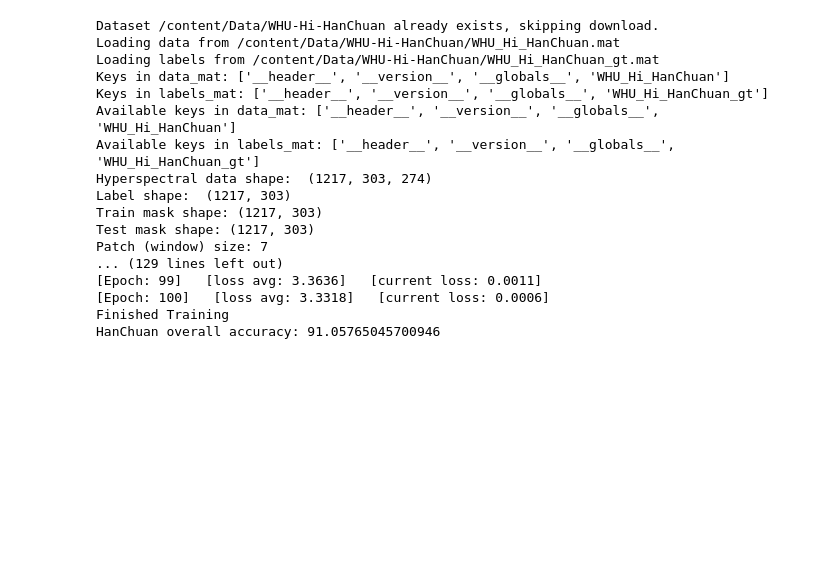
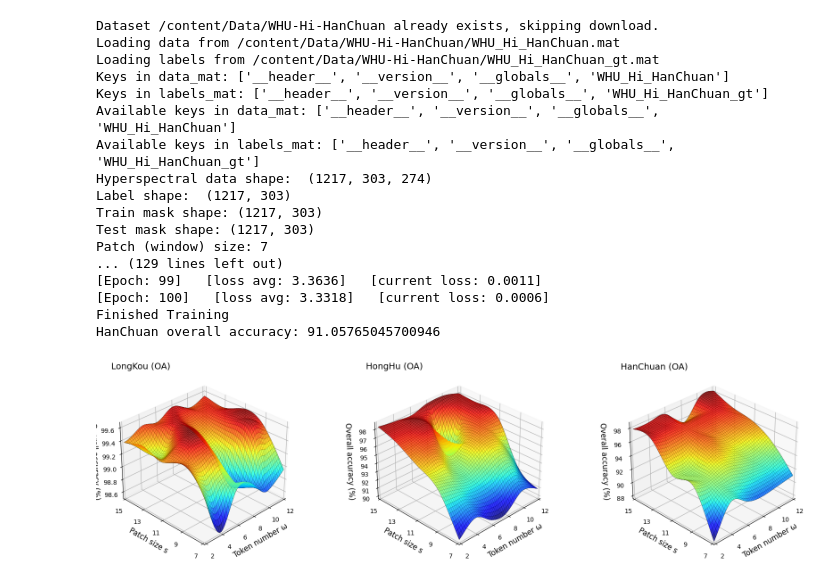
Before and after one commit to HamzaElshafie/CNNs-SST-for-Precise-Crop-Classification-from-UAV-borne-HSI, a Jupyter notebook: SSFTT/Train_SSFTT_Model.ipynb, the cells around one changed output. Cells and saved outputs as stored; diff of their text form; code cells hidden in the pictures; blank space fills up the shorter version.

Commit message:
Added 3D plots

```diff
--- a/SSFTT/Train_SSFTT_Model.ipynb
+++ b/SSFTT/Train_SSFTT_Model.ipynb
@@ -428,3 +428,89 @@ Patch (window) size: 7
 [Epoch: 100]   [loss avg: 3.3318]   [current loss: 0.0006]
 Finished Training
 HanChuan overall accuracy: 91.05765045700946
+# %%
+import pandas as pd
+import matplotlib.pyplot as plt
+from mpl_toolkits.mplot3d import Axes3D
+import numpy as np
+from matplotlib import cm
+from scipy.interpolate import griddata
+
+# Load the provided Excel file to analyze the data
+file_path = '/content/SSFTT300FigValues.xlsx'
+data = pd.read_excel(file_path)
+
+# Drop the first row and rename the columns
+data = data.drop([0, 1])
+data.columns = ['Index', 'Training Samples', 'Patch Sizes', 'Number of Tokens', 'LongKou (OA)', 'HongHu (OA)', 'HanChuan (OA)']
+
+# Convert the necessary columns to numeric values
+data['Patch Sizes'] = data['Patch Sizes'].apply(lambda x: int(x.split('x')[0]))
+data['Number of Tokens'] = data['Number of Tokens'].astype(int)
+data['LongKou (OA)'] = data['LongKou (OA)'].astype(float)
+data['HongHu (OA)'] = data['HongHu (OA)'].astype(float)
+data['HanChuan (OA)'] = data['HanChuan (OA)'].astype(float)
+
+# Extract unique values for patch sizes and number of tokens
+patch_sizes = sorted(data['Patch Sizes'].unique(), reverse=True)
+token_numbers = sorted(data['Number of Tokens'].unique(), reverse=True)
+
+# Create finer meshgrid
+patch_sizes_fine = np.linspace(min(patch_sizes), max(patch_sizes), 100)
+token_numbers_fine = np.linspace(min(token_numbers), max(token_numbers), 100)
+patch_sizes_grid_fine, token_numbers_grid_fine = np.meshgrid(patch_sizes_fine, token_numbers_fine)
+
+# Interpolate data to finer grid
+longkou_oa_grid_fine = griddata((data['Patch Sizes'], data['Number of Tokens']), data['LongKou (OA)'], (patch_sizes_grid_fine, token_numbers_grid_fine), method='cubic')
+honghu_oa_grid_fine = griddata((data['Patch Sizes'], data['Number of Tokens']), data['HongHu (OA)'], (patch_sizes_grid_fine, token_numbers_grid_fine), method='cubic')
+hanchuan_oa_grid_fine = griddata((data['Patch Sizes'], data['Number of Tokens']), data['HanChuan (OA)'], (patch_sizes_grid_fine, token_numbers_grid_fine), method='cubic')
+
+# Plotting
+fig = plt.figure(figsize=(20, 8), facecolor='white')
+
+# LongKou (OA)
+ax1 = fig.add_subplot(131, projection='3d', facecolor='white')
+ax1.plot_wireframe(token_numbers_grid_fine, patch_sizes_grid_fine, longkou_oa_grid_fine, color='black', linewidth=0.5)
+ax1.plot_surface(token_numbers_grid_fine, patch_sizes_grid_fine, longkou_oa_grid_fine, cmap=cm.jet, edgecolor='none', alpha=0.8)
+ax1.set_title('LongKou (OA)', loc='left', fontsize=14)
+ax1.set_xlabel('Token number ω', fontsize=12)
+ax1.set_ylabel('Patch size s', fontsize=12)
+ax1.set_zlabel('Overall accuracy (%)', fontsize=12)
+ax1.set_xticks(token_numbers)
+ax1.set_yticks(patch_sizes)
+ax1.set_xlim(max(token_numbers), min(token_numbers))
+ax1.set_ylim(15, 7)
+ax1.view_init(elev=30, azim=45)  # Adjust the view angle
+
+# HongHu (OA)
+ax2 = fig.add_subplot(132, projection='3d', facecolor='white')
+ax2.plot_wireframe(token_numbers_grid_fine, patch_sizes_grid_fine, honghu_oa_grid_fine, color='black', linewidth=0.5)
+ax2.plot_surface(token_numbers_grid_fine, patch_sizes_grid_fine, honghu_oa_grid_fine, cmap=cm.jet, edgecolor='none', alpha=0.8)
+ax2.set_title('HongHu (OA)', loc='left', fontsize=14)
+ax2.set_xlabel('Token number ω', fontsize=12)
+ax2.set_ylabel('Patch size s', fontsize=12)
+ax2.set_zlabel('Overall accuracy (%)', fontsize=12)
+ax2.set_xticks(token_numbers)
+ax2.set_yticks(patch_sizes)
+ax2.set_xlim(max(token_numbers), min(token_numbers))
+ax2.set_ylim(15, 7)
+ax2.view_init(elev=30, azim=45)  # Adjust the view angle
+
+# HanChuan (OA)
+ax3 = fig.add_subplot(133, projection='3d', facecolor='white')
+ax3.plot_wireframe(token_numbers_grid_fine, patch_sizes_grid_fine, hanchuan_oa_grid_fine, color='black', linewidth=0.5)
+ax3.plot_surface(token_numbers_grid_fine, patch_sizes_grid_fine, hanchuan_oa_grid_fine, cmap=cm.jet, edgecolor='none', alpha=0.8)
+ax3.set_title('HanChuan (OA)', loc='left', fontsize=14)
+ax3.set_xlabel('Token number ω', fontsize=12)
+ax3.set_ylabel('Patch size s', fontsize=12)
+ax3.set_zlabel('Overall accuracy (%)', fontsize=12)
+ax3.set_xticks(token_numbers)
+ax3.set_yticks(patch_sizes)
+ax3.set_xlim(max(token_numbers), min(token_numbers))
+ax3.set_ylim(15, 7)
+ax3.view_init(elev=30, azim=45)  # Adjust the view angle
+
+plt.subplots_adjust(wspace=0.4, hspace=0.8)
+plt.show()
+# %% [output]
+[figure, added]
```
Also changed, not shown: parts of 1 cell of this notebook.
